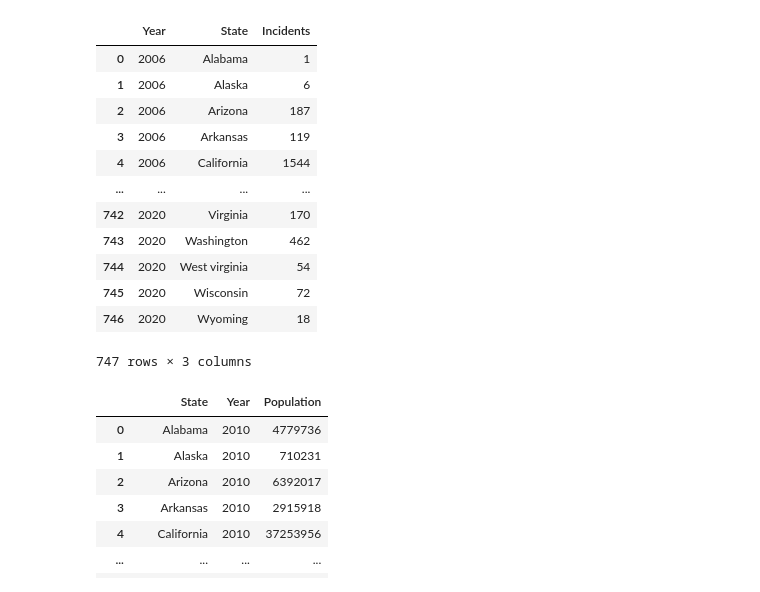
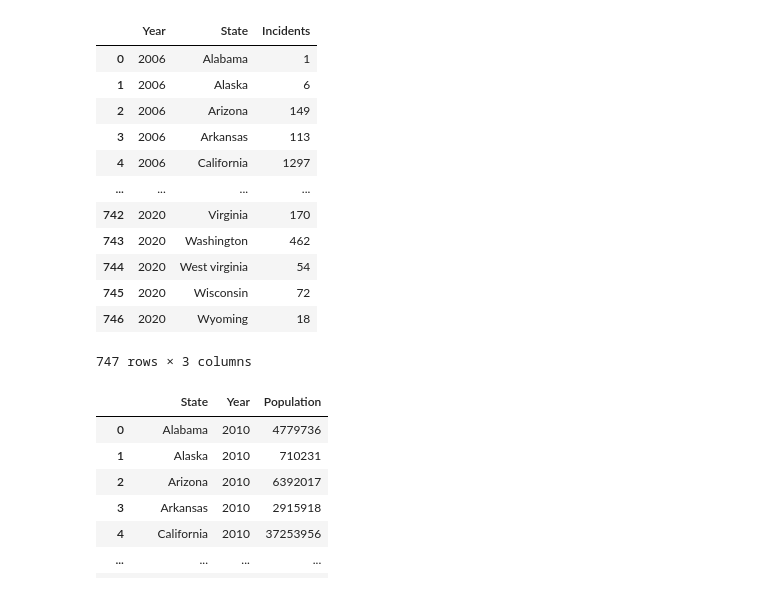
Before and after one commit to ChenTsizhen/2950_Project, a Jupyter notebook: master.ipynb, the cells around one changed output. Drawn from its saved outputs; the diff is of its cells as text; code cells hidden in the pictures.

```diff
--- a/master.ipynb
+++ b/master.ipynb
@@ -21,37 +21,39 @@ for y in years:
 
 # Combine all years' incidents data
 table_off = pd.concat(offenses)
 
 # Drop details because we only care about total
 table_off = table_off[table_off['Agency type'] == 'Total']
 table_off = table_off.drop(columns=['Unnamed: 12', 'Unnamed: 13', 'Unnamed: 14', 'Unnamed: 15', 'Unnamed: 16', 'Unnamed: 17', 'Agency name', 'Agency type',
 '1st\r\nquarter', '2nd\r\nquarter', '3rd\r\nquarter', '4th\r\nquarter','Unnamed: 3', 'Unnamed: 9', 'No. of\r\nquarters\r\nreported', 'Agency unit', 'Population1'])
 
 # Replace NaNs with zeros
 table_off = table_off.replace(np.nan,0)
 
 # Replace exisiting str zero with float
 cat_list=['Race', 'Religion', 'Sexual_orientation', 'Ethnicity', 'Disability', 'Gender', 'Gender_identity', 'Race/Ethnicity/Ancestry']
 table_off[cat_list] = table_off[cat_list].astype(int)
 
 # Add up total incidents
-table_off['Incidents'] = table_off['Religion'] + table_off['Sexual_orientation'] + table_off['Ethnicity'] + table_off['Disability'] + table_off['Gender'] + table_off['Gender_identity'] + table_off['Race/Ethnicity/Ancestry'] +table_off['Race'] + table_off['Ethnicity']
+table_off['Incidents'] = 0
+for c in cat_list:
+    table_off['Incidents'] += table_off[c]
 
 # Get rid of categories because we only care about total
 table_off = table_off.drop(columns=cat_list)
 
 # Clean State format
 table_off['State'] = table_off['State'].str.capitalize()
 table_off['Year'] = table_off['Year'].astype(str)
 table_off = table_off.reset_index(drop=True)
 table_off
 # %% [output]
 |  | Year | State | Incidents |
 | 0 | 2006 | Alabama | 1 |
 | 1 | 2006 | Alaska | 6 |
-| 2 | 2006 | Arizona | 187 |
-| 3 | 2006 | Arkansas | 119 |
-| 4 | 2006 | California | 1544 |
+| 2 | 2006 | Arizona | 149 |
+| 3 | 2006 | Arkansas | 113 |
+| 4 | 2006 | California | 1297 |
 | ... | ... | ... | ... |
 | 742 | 2020 | Virginia | 170 |
 | 743 | 2020 | Washington | 462 |
```
Also changed, not shown: parts of 4 cells of this notebook, 10 other files.
